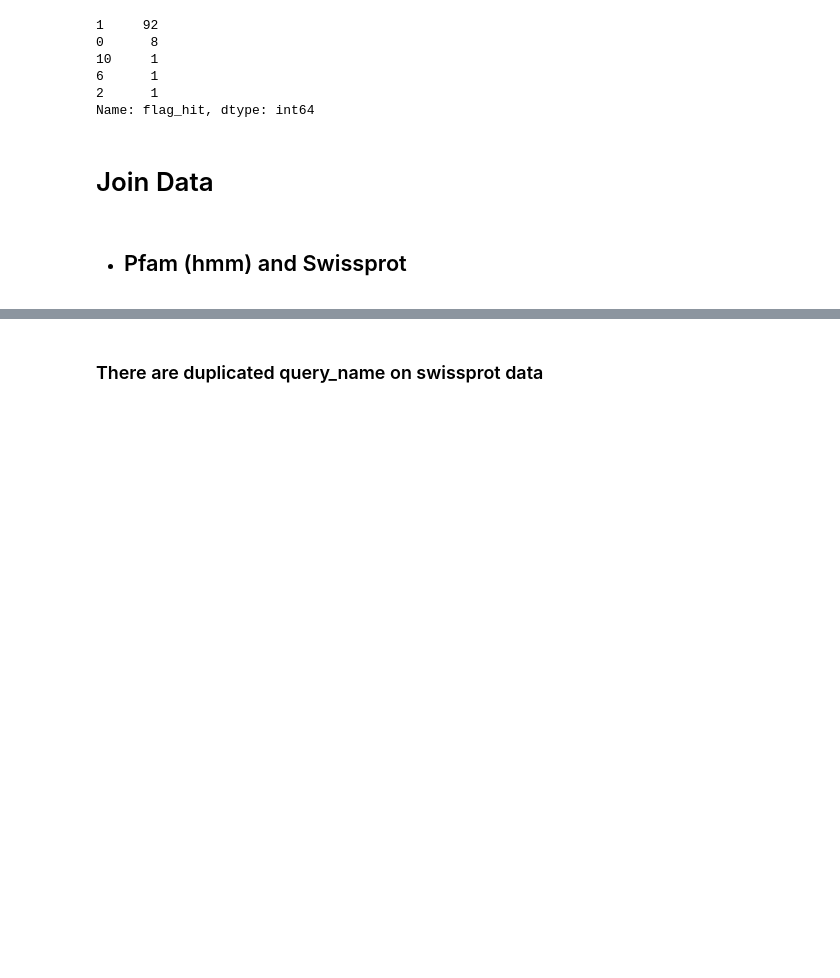
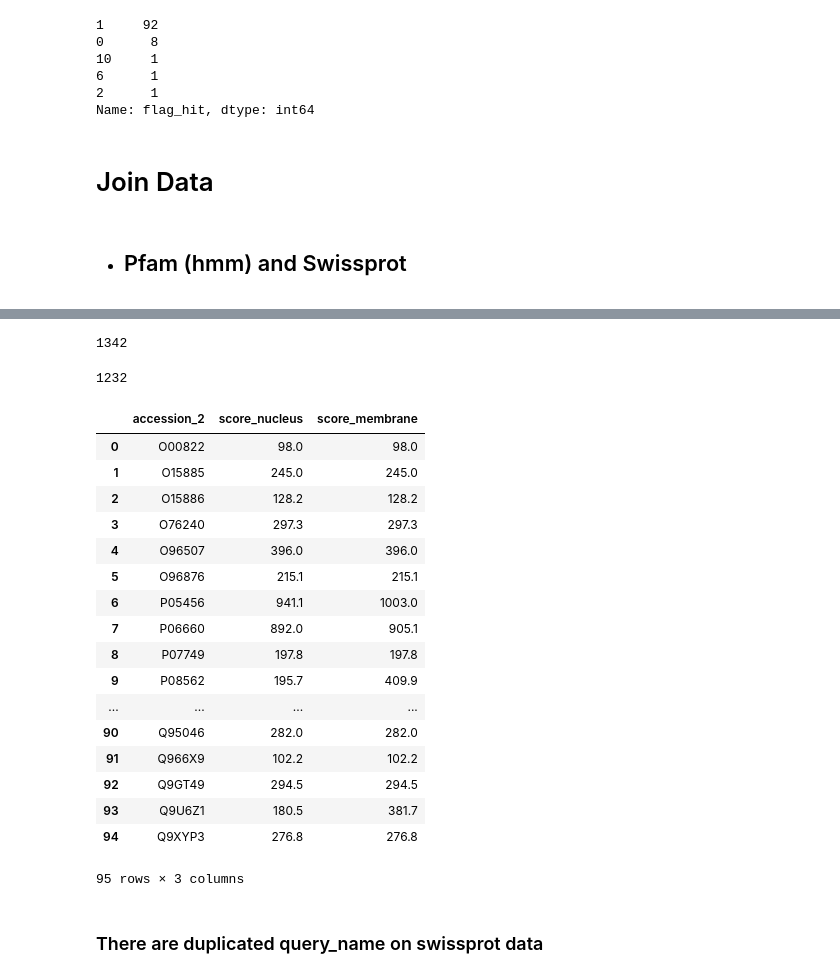
Before and after one commit to msreis/Multiresolution-nuclear-protein-classifier, a Jupyter notebook: src/create_train_nb.ipynb, the cells around one changed output, grey strips where cells are left out. Saved outputs shown, nothing was run; the diff lists cells and outputs as text; code cells hidden in the pictures; blank space fills up the shorter version.

```diff
--- a/src/create_train_nb.ipynb
+++ b/src/create_train_nb.ipynb
@@ -112,6 +114,7 @@ Name: flag_hit, dtype: int64
 # %% [markdown]
 - ## Pfam (hmm) and Swissprot
 # %%
-df_join_inner = df_swissprot[['query_name', 'accession_2']].merge(df_hmm, how='inner')
-df_join_inner.shape
+df_train = df_swissprot[['query_name', 'accession_2']].merge(df_hmm[['accession', 'query_name', 'score']], how='left')
+
+df_train.shape
 # %% [output]
@@ -124,3 +132,39 @@ df_join.shape
+# %%
+2574-1232
+# %% [output]
+1342
+# %%
+len(set(df_pfam_locations.accession).intersection(set(df_hmm.accession)))
+# %% [output]
+1232
+# %%
+df_train = df_train.merge(df_pfam_locations, how='left')
+# %%
+df_train['score_nucleus'] = np.where(df_train.flag_nucleus.isna(), df_train.score, df_train.flag_nucleus*df_train.score)
+df_train['score_membrane'] = np.where(df_train.flag_membrane.isna(), df_train.score, df_train.flag_membrane*df_train.score)
+# %%
+df_train = df_train.groupby('accession_2')[['score_nucleus', 'score_membrane']].sum().reset_index()
+# %%
+df_train
+# %% [output]
+|  | accession_2 | score_nucleus | score_membrane |
+| 0 | O00822 | 98.0 | 98.0 |
+| 1 | O15885 | 245.0 | 245.0 |
+| 2 | O15886 | 128.2 | 128.2 |
+| 3 | O76240 | 297.3 | 297.3 |
+| 4 | O96507 | 396.0 | 396.0 |
+| 5 | O96876 | 215.1 | 215.1 |
+| 6 | P05456 | 941.1 | 1003.0 |
+| 7 | P06660 | 892.0 | 905.1 |
+| 8 | P07749 | 197.8 | 197.8 |
+| 9 | P08562 | 195.7 | 409.9 |
+| ... | ... | ... | ... |
+| 90 | Q95046 | 282.0 | 282.0 |
+| 91 | Q966X9 | 102.2 | 102.2 |
+| 92 | Q9GT49 | 294.5 | 294.5 |
+| 93 | Q9U6Z1 | 180.5 | 381.7 |
+| 94 | Q9XYP3 | 276.8 | 276.8 |
+95 rows × 3 columns
 # %% [markdown]
 ### There are duplicated query_name on swissprot data
 # %%
```
Also changed, not shown: parts of 22 cells of this notebook.
